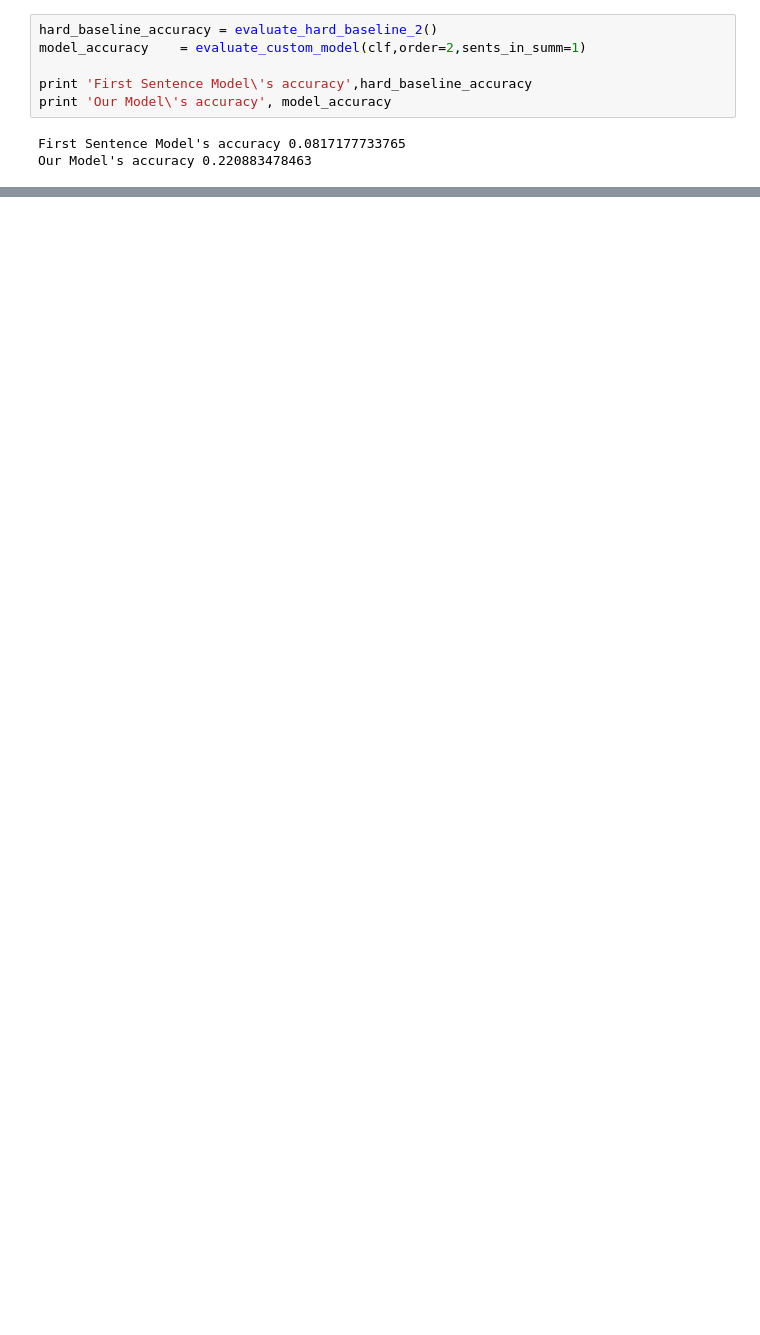
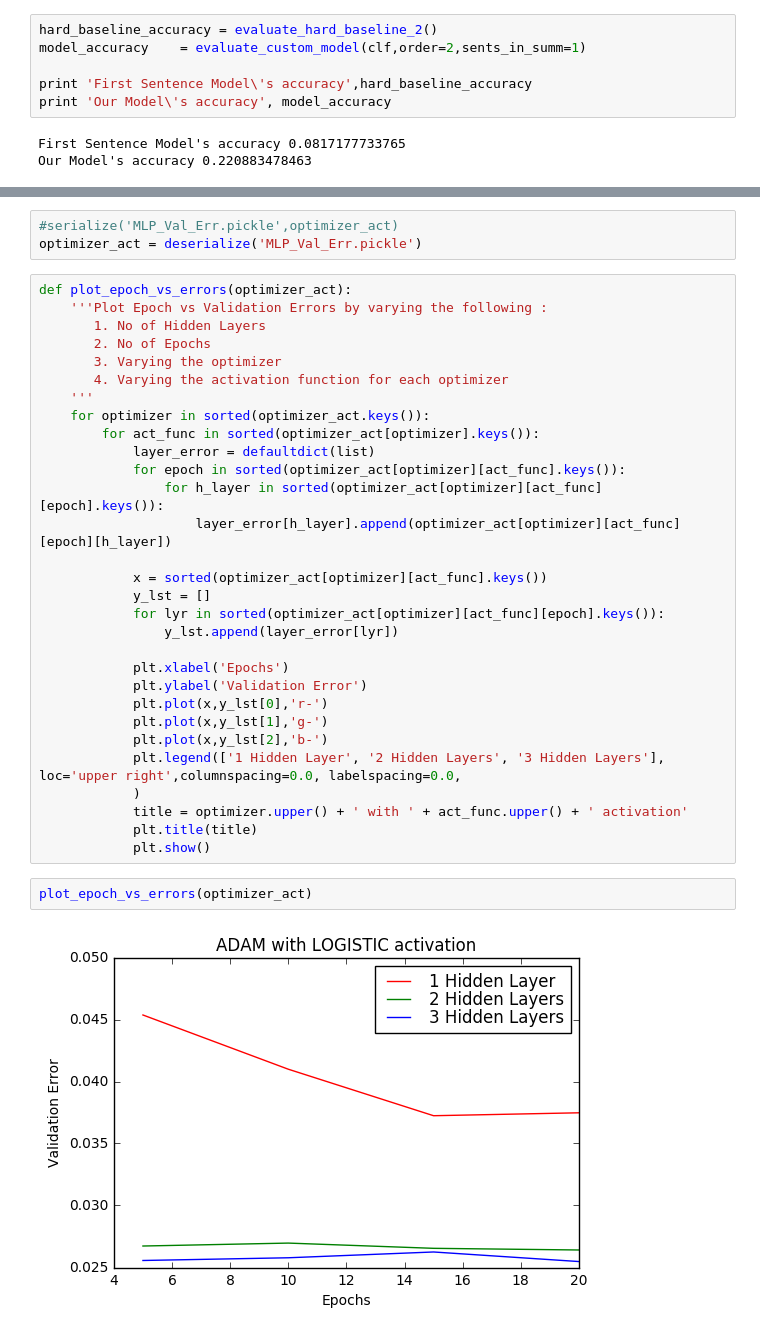
Before and after one commit to tapilab/is-karthikbmk, a Jupyter notebook: src/Model_Ridge.ipynb, the cells around one changed output, grey strips where cells are left out. Cells and saved outputs as stored; diff of their text form; blank space fills up the shorter version.

```diff
--- a/src/Model_Ridge.ipynb
+++ b/src/Model_Ridge.ipynb
@@ -1333,0 +1515,37 @@ Our Model's accuracy 0.220883478463
+# %%
+#serialize('MLP_Val_Err.pickle',optimizer_act)
+optimizer_act = deserialize('MLP_Val_Err.pickle')
+# %%
+def plot_epoch_vs_errors(optimizer_act):
+    '''Plot Epoch vs Validation Errors by varying the following :
+       1. No of Hidden Layers
+       2. No of Epochs
+       3. Varying the optimizer
+       4. Varying the activation function for each optimizer
+    '''
+    for optimizer in sorted(optimizer_act.keys()):
+        for act_func in sorted(optimizer_act[optimizer].keys()):
+            layer_error = defaultdict(list)
+            for epoch in sorted(optimizer_act[optimizer][act_func].keys()):
+                for h_layer in sorted(optimizer_act[optimizer][act_func][epoch].keys()):
+                    layer_error[h_layer].append(optimizer_act[optimizer][act_func][epoch][h_layer])
+
+            x = sorted(optimizer_act[optimizer][act_func].keys())
+            y_lst = []
+            for lyr in sorted(optimizer_act[optimizer][act_func][epoch].keys()):
+                y_lst.append(layer_error[lyr])
+
+            plt.xlabel('Epochs')
+            plt.ylabel('Validation Error')
+            plt.plot(x,y_lst[0],'r-')
+            plt.plot(x,y_lst[1],'g-')
+            plt.plot(x,y_lst[2],'b-')
+            plt.legend(['1 Hidden Layer', '2 Hidden Layers', '3 Hidden Layers'], loc='upper right',columnspacing=0.0, labelspacing=0.0,
+            )
+            title = optimizer.upper() + ' with ' + act_func.upper() + ' activation'
+            plt.title(title)
+            plt.show()
+# %%
+plot_epoch_vs_errors(optimizer_act)
+# %% [output]
+[figure, added]
```
Also changed, not shown: parts of 47 cells of this notebook.
